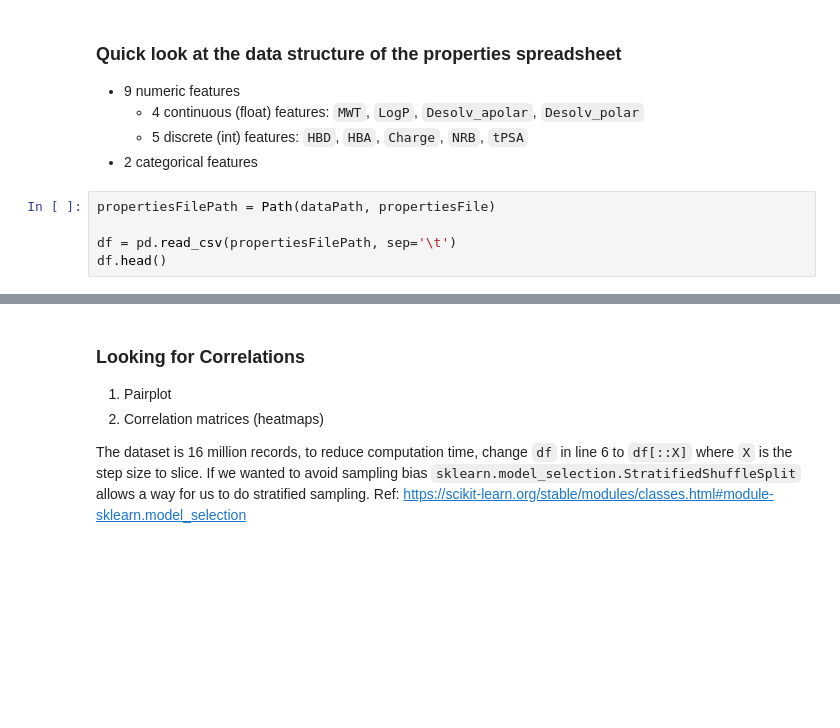
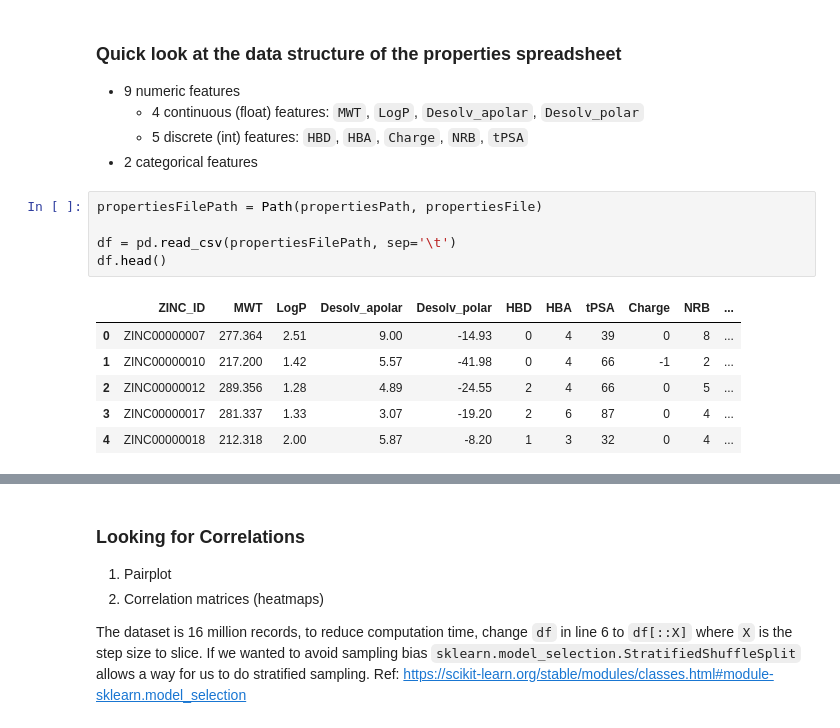
Before and after one commit to drewschaub/chem-preprocessor, a Jupyter notebook: notebooks/exploreZINC.ipynb, the cells around one changed output, grey strips where cells are left out. Cells and saved outputs as stored; diff of their text form; blank space fills up the shorter version.

````diff
--- a/notebooks/exploreZINC.ipynb
+++ b/notebooks/exploreZINC.ipynb
@@ -62,9 +60,16 @@ IsADirectoryError: [Errno 21] Is a directory: '../data/ZINC/SMILES'
   - 5 discrete (int) features: ```HBD```, ```HBA```, ```Charge```, ```NRB```, ```tPSA```
 - 2 categorical features
 # %%
-propertiesFilePath = Path(dataPath, propertiesFile)
+propertiesFilePath = Path(propertiesPath, propertiesFile)
 
 df = pd.read_csv(propertiesFilePath, sep='\t')
 df.head()
+# %% [output]
+|  | ZINC_ID | MWT | LogP | Desolv_apolar | Desolv_polar | HBD | HBA | tPSA | Charge | NRB | ... |
+| 0 | ZINC00000007 | 277.364 | 2.51 | 9.00 | -14.93 | 0 | 4 | 39 | 0 | 8 | ... |
+| 1 | ZINC00000010 | 217.200 | 1.42 | 5.57 | -41.98 | 0 | 4 | 66 | -1 | 2 | ... |
+| 2 | ZINC00000012 | 289.356 | 1.28 | 4.89 | -24.55 | 2 | 4 | 66 | 0 | 5 | ... |
+| 3 | ZINC00000017 | 281.337 | 1.33 | 3.07 | -19.20 | 2 | 6 | 87 | 0 | 4 | ... |
+| 4 | ZINC00000018 | 212.318 | 2.00 | 5.87 | -8.20 | 1 | 3 | 32 | 0 | 4 | ... |
 # %%
 df.info()
````
Also changed, not shown: parts of 7 cells of this notebook, 1 other file.
